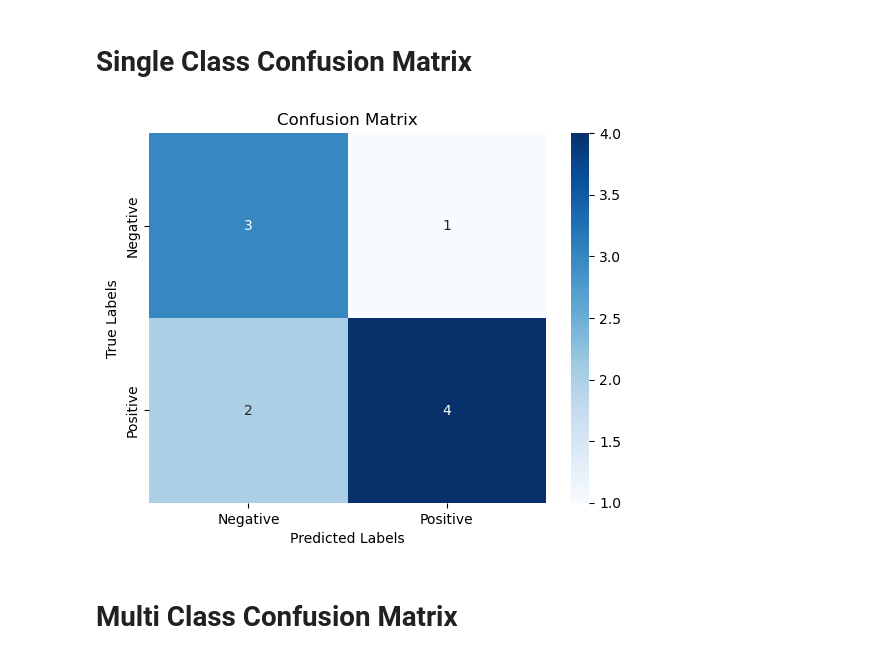
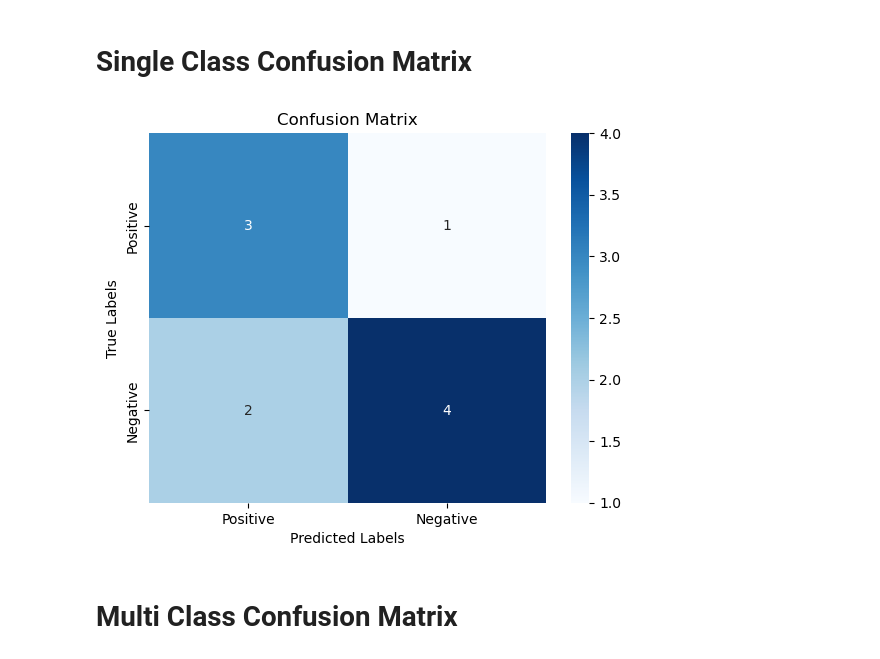
Before and after one commit to udaykirankavaturu/kaggle, a Jupyter notebook: confusion-matrix.ipynb, the cells around one changed output. Drawn from its saved outputs; the diff is of its cells as text; code cells hidden in the pictures.

```diff
--- a/confusion-matrix.ipynb
+++ b/confusion-matrix.ipynb
@@ -21,34 +21,34 @@ for dirname, _, filenames in os.walk('/kaggle/input'):
 # %%
 import numpy as np
 import matplotlib.pyplot as plt
 import seaborn as sns
 from sklearn.metrics import confusion_matrix
 
 # True labels
 y_true = [0, 1, 1, 0, 1, 0, 0, 1, 1, 1]
 
 # Predicted labels
 y_pred = [0, 1, 0, 0, 1, 1, 0, 1, 0, 1]
 
 # Compute confusion matrix
 matrix = confusion_matrix(y_true, y_pred)
 
 # Create a heatmap visualization
-labels = ['Negative', 'Positive']
+labels = ['Positive', 'Negative']
 ax = plt.subplot()
 sns.heatmap(matrix, annot=True, fmt="d", cmap="Blues", ax=ax)
 
 # Set labels, title, and axis ticks
 ax.set_xlabel('Predicted Labels')
 ax.set_ylabel('True Labels')
 ax.set_title('Confusion Matrix')
 ax.xaxis.set_ticklabels(labels)
 ax.yaxis.set_ticklabels(labels)
 
 # Show the plot
 plt.show()
 # %% [output]
-[figure, old version]
+[figure, new version]
 # %% [markdown]
 # Multi Class Confusion Matrix
 # %%
```
